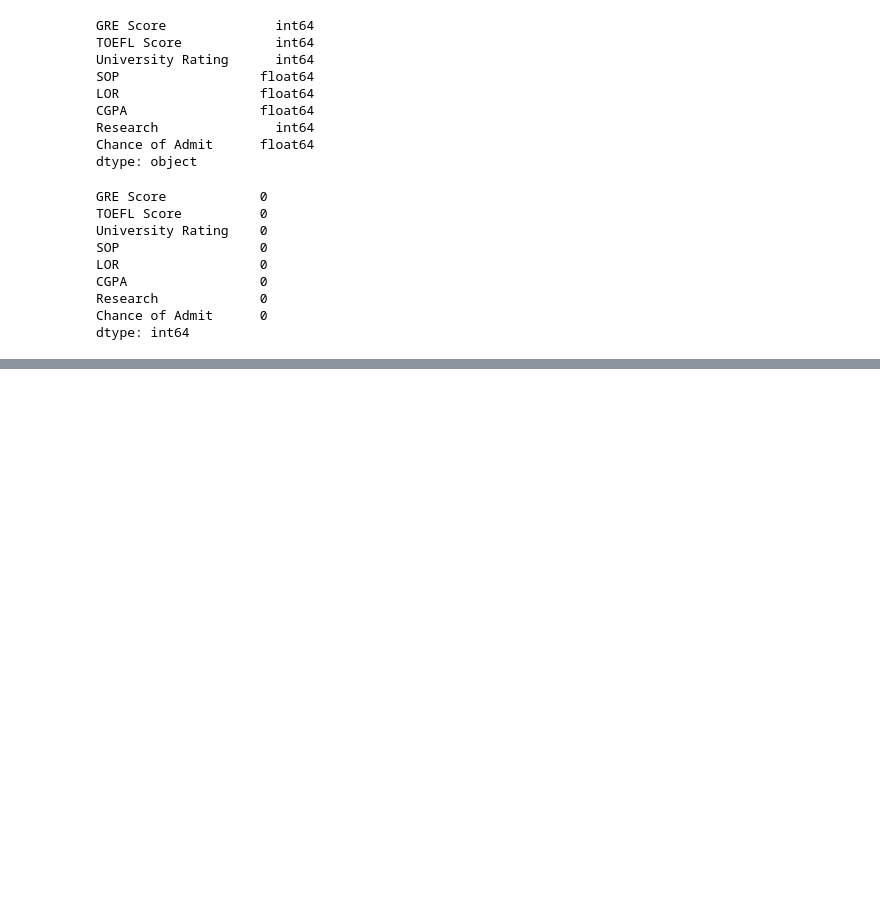
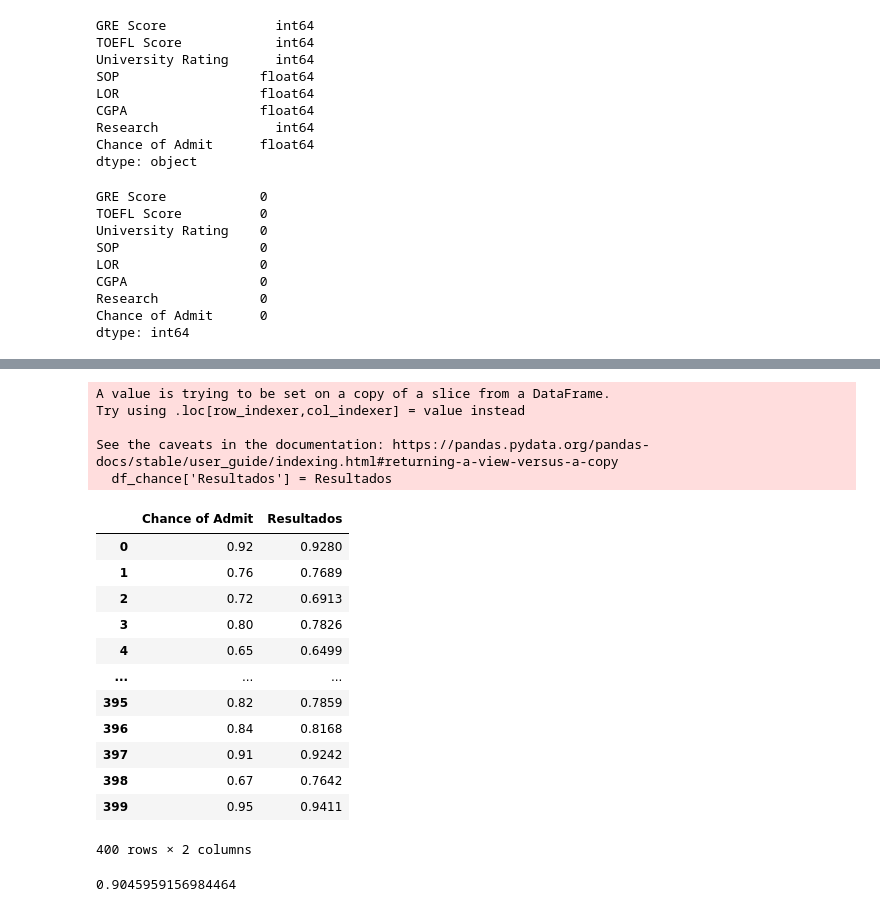
Before and after one commit to JuToyama/Projeto2_Cdados, a Jupyter notebook: Projeto 2 - Grupo 2.ipynb, the cells around one changed output, grey strips where cells are left out. Cells and saved outputs as stored; diff of their text form; code cells hidden in the pictures; blank space fills up the shorter version.

```diff
--- a/Projeto 2 - Grupo 2.ipynb
+++ b/Projeto 2 - Grupo 2.ipynb
@@ -161,3 +175,32 @@ plt.show()
 # %% [output]
 [interactive output not drawn]
 [interactive output not drawn]
+# %%
+Resultados = rfr.predict(X)
+# %%
+df_chance = data[['Chance of Admit ']]
+df_chance['Resultados'] = Resultados
+df_chance
+# %% [output]
+A value is trying to be set on a copy of a slice from a DataFrame.
+Try using .loc[row_indexer,col_indexer] = value instead
+
+See the caveats in the documentation: https://pandas.pydata.org/pandas-docs/stable/user_guide/indexing.html#returning-a-view-versus-a-copy
+  df_chance['Resultados'] = Resultados
+|  | Chance of Admit | Resultados |
+| 0 | 0.92 | 0.9280 |
+| 1 | 0.76 | 0.7689 |
+| 2 | 0.72 | 0.6913 |
+| 3 | 0.80 | 0.7826 |
+| 4 | 0.65 | 0.6499 |
+| ... | ... | ... |
+| 395 | 0.82 | 0.7859 |
+| 396 | 0.84 | 0.8168 |
+| 397 | 0.91 | 0.9242 |
+| 398 | 0.67 | 0.7642 |
+| 399 | 0.95 | 0.9411 |
+400 rows × 2 columns
+# %%
+metrics.r2_score(Y, Resultados)
+# %% [output]
+0.9045959156984464
```
Also changed, not shown: parts of 8 cells of this notebook.
